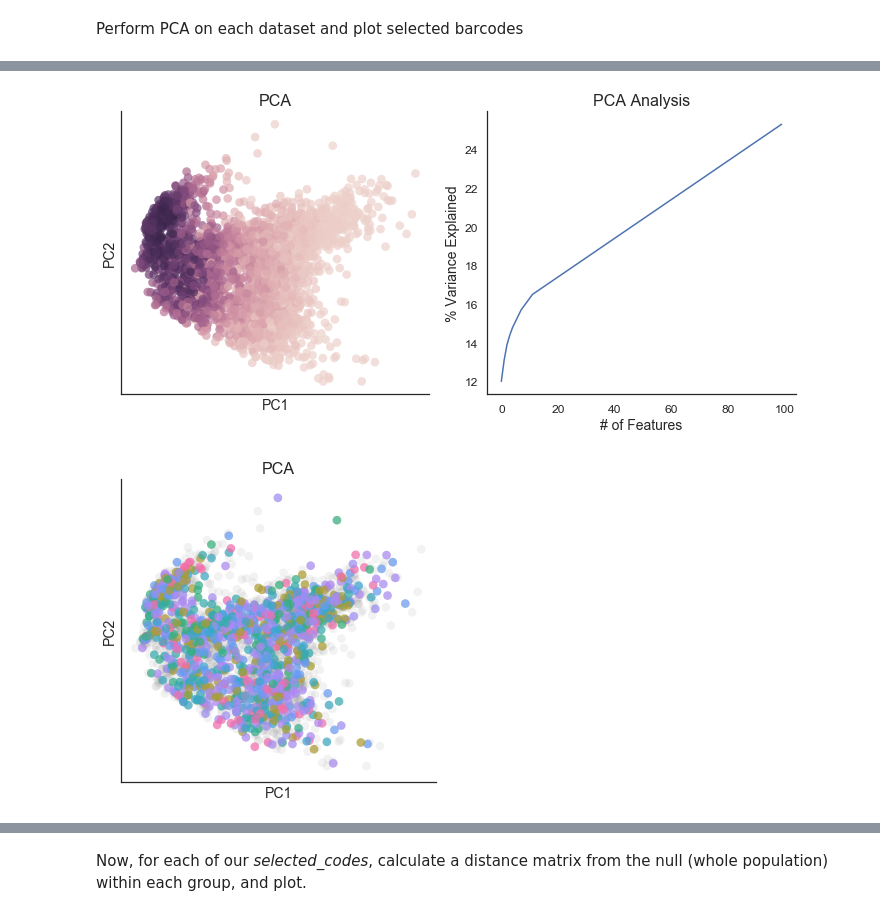
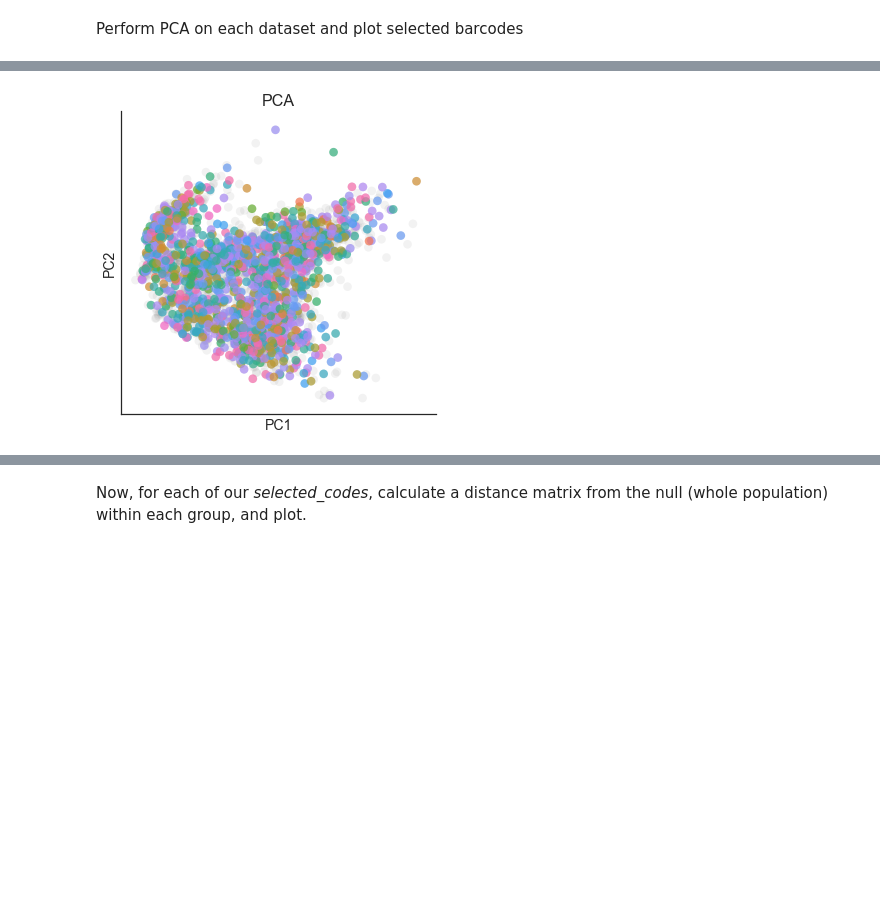
Before and after one commit to codyheiser/fluffy-succotash, a Jupyter notebook: SKMEL5_treatments.ipynb, the cells around one changed output, grey strips where cells are left out. Drawn from its saved outputs; the diff is of its cells as text; code cells hidden in the pictures; blank space fills up the shorter version.

```diff
--- a/SKMEL5_treatments.ipynb
+++ b/SKMEL5_treatments.ipynb
@@ -65,6 +64,4 @@ Wall time: 11.2 s
 # %%
-U_PCA.plot()
 U_PCA.plot_barcodes(ranks=selected_codes)
 # %% [output]
-[figure, old version]
+[figure, new version]
-[figure, removed]
```
Also changed, not shown: parts of 19 cells of this notebook, 1 other file.
